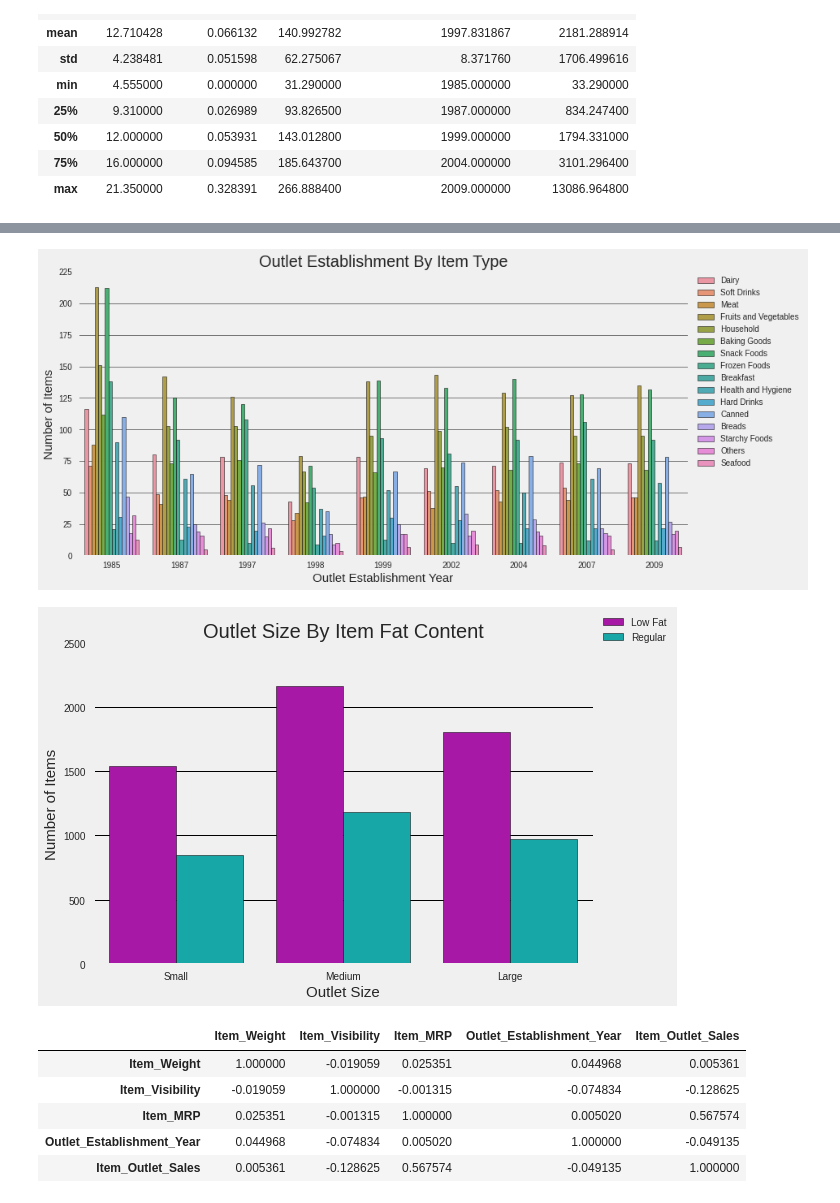
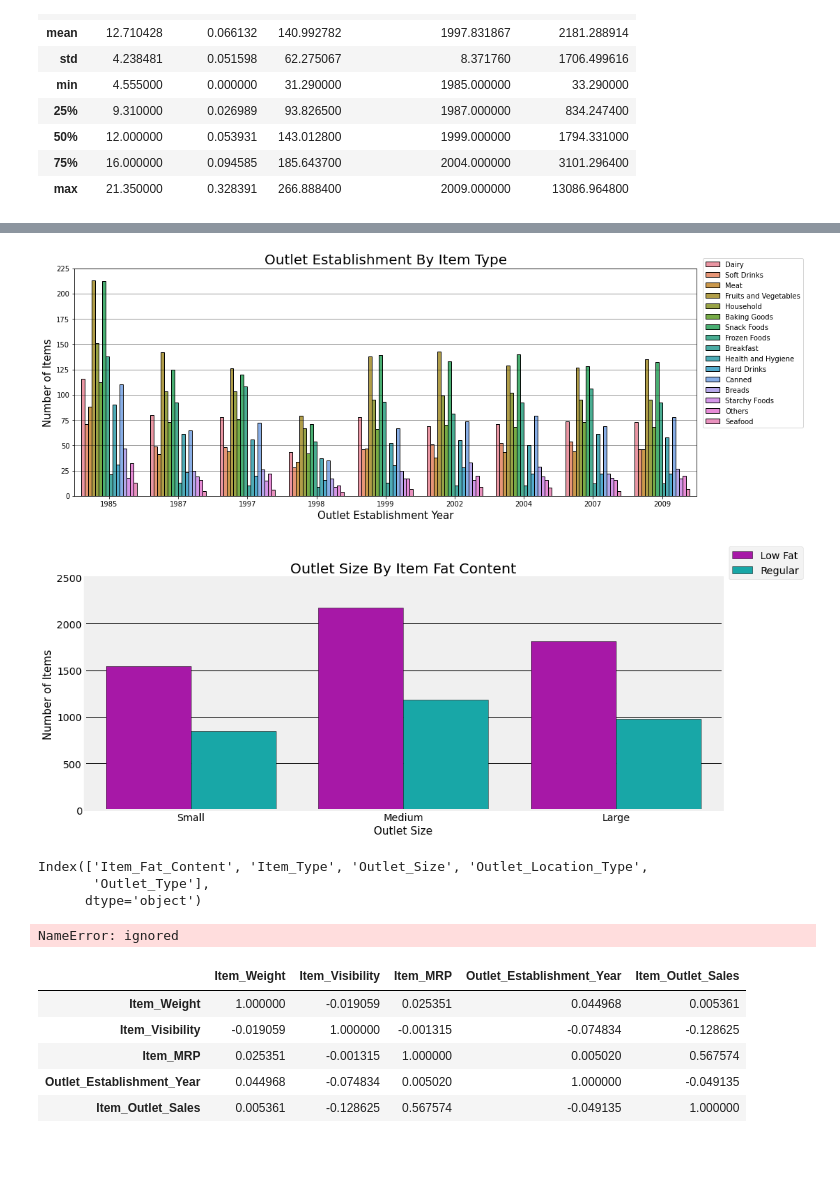
Before and after one commit to Savvy-Slowley/Sales_Predictions, a Jupyter notebook: Sales_Predictions.ipynb, the cells around one changed output, grey strips where cells are left out. Drawn from its saved outputs; the diff is of its cells as text; code cells hidden in the pictures; blank space fills up the shorter version.

```diff
--- a/Sales_Predictions.ipynb
+++ b/Sales_Predictions.ipynb
@@ -242,6 +211,0 @@ plt.title('Distribution of Item Visibility', fontsize = 20);
-# %%
-plt.style.use('tableau-colorblind10');
-df['Item_MRP'].hist(edgecolor='k', color='#A4F9C8');
-plt.title('Distribution of Item_MRP', fontsize = 20);
-plt.xlabel('MRP', fontsize = 15);
-plt.ylabel('Frequency', fontsize = 15);
@@ -250,5 +211,0 @@ plt.ylabel('Frequency', fontsize = 15);
-# %%
-plt.style.use('tableau-colorblind10');
-sns.boxplot(data=df[['Item_MRP']], color='#A4F9C8');
-plt.title('Distribution of Item_MRP', fontsize = 20);
-plt.ylabel('Frequency', fontsize = 15);
@@ -257,6 +211,0 @@ plt.ylabel('Frequency', fontsize = 15);
-# %%
-plt.style.use('fivethirtyeight');
-df['Item_Outlet_Sales'].hist(edgecolor='k');
-plt.title('Distribution of Item Outlet Sales', fontsize = 20);
-plt.xlabel('Item Outlet Sales', fontsize = 15);
-plt.ylabel('Frequency', fontsize = 15);
@@ -265,5 +211,0 @@ plt.ylabel('Frequency', fontsize = 15);
-# %%
-plt.style.use('fivethirtyeight');
-sns.boxplot(data=df[['Item_Outlet_Sales']]);
-plt.title('Distribution of Item Outlet Sales', fontsize = 20);
-plt.ylabel('Frequency', fontsize = 15);
@@ -272,15 +240,16 @@ plt.ylabel('Frequency', fontsize = 15);
 # %%
-plt.figure(figsize=(12,6))
+plt.figure(figsize=(16,6))
 sns.countplot(x='Outlet_Establishment_Year',hue='Item_Type', edgecolor='k' ,data=df);
 plt.legend(loc= (1.01, .3))
 plt.title('Outlet Establishment By Item Type', fontsize = 20);
 plt.xlabel('Outlet Establishment Year', fontsize = 15);
 plt.ylabel('Number of Items', fontsize = 15);
 plt.ylim(bottom=0, top=225);
 plt.grid(axis='y', color='k', alpha=.5)
 # %% [output]
-[figure, old version]
+[figure, new version]
 # %%
+plt.figure(figsize=(16,6))
 plt.style.use('fivethirtyeight');
 sns.countplot(x='Outlet_Size',hue='Item_Fat_Content',edgecolor='k' ,data=df, palette=["m", "c"]);
 plt.legend(loc= (1.01, .99))
@@ -290,4 +259,4 @@ plt.ylabel('Number of Items', fontsize = 15);
 plt.ylim(bottom=0, top=2500);
 plt.grid(axis='y', color='k')
 # %% [output]
-[figure, old version]
+[figure, new version]
@@ -293,0 +265,6 @@ plt.grid(axis='y', color='k')
+# %%
+df.select_dtypes(include='object').columns
+# %% [output]
+Index(['Item_Fat_Content', 'Item_Type', 'Outlet_Size', 'Outlet_Location_Type',
+       'Outlet_Type'],
+      dtype='object')
@@ -294,3 +273,11 @@ plt.grid(axis='y', color='k')
+# %%
+# Instantiate Label Encoder
+le = LabelEncoder()
+# Fit and transform categorical data
+df[objects] = df[objects].apply(le.fit_transform)
+df.head()
+# %% [output]
+NameError: ignored
 # %%
 corr = df.corr()
 corr
```
Also changed, not shown: parts of 82 cells of this notebook.
